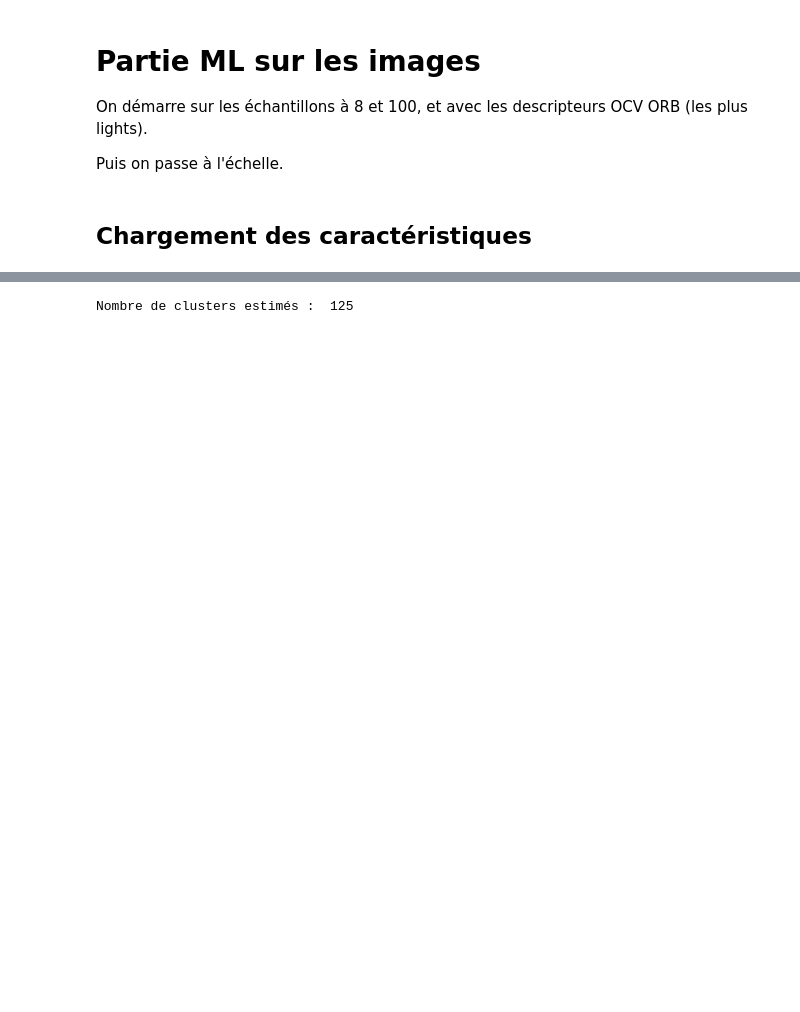
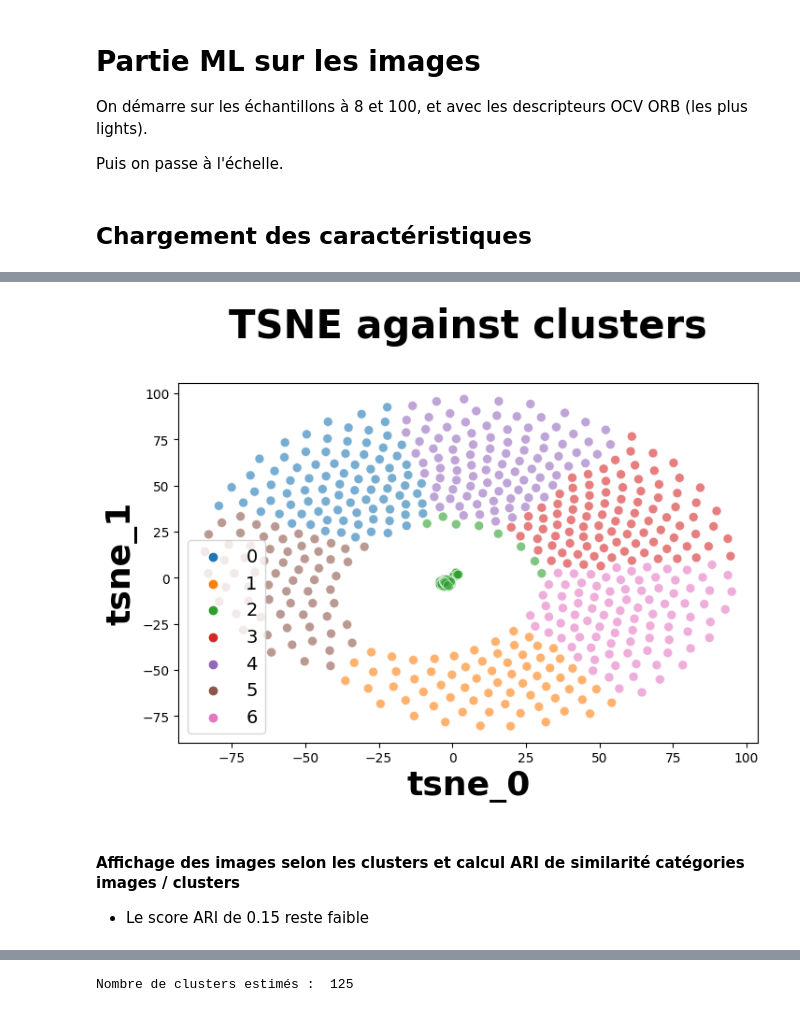
Before and after one commit to Franck-PepperLabs/pepper_automatic_product_classification_engine, a Jupyter notebook: notebooks/img_ml.ipynb, the cells around one changed output, grey strips where cells are left out. Cells and saved outputs as stored; diff of their text form; code cells hidden in the pictures; blank space fills up the shorter version.

```diff
--- a/notebooks/img_ml.ipynb
+++ b/notebooks/img_ml.ipynb
@@ -40,0 +1722,15 @@ descs = data.iloc[:, 2:].values
+# %%
+"""from sklearn import cluster
+cls = cluster.KMeans(n_clusters=7, n_init="auto", random_state=42)
+cls.fit(tsne_feats)
+clu_labels = cls.labels_"""
+from img_ml import get_tsne_km_clusters
+clu_labels = get_tsne_km_clusters()
+# %%
+from img_ml import show_tsne
+show_tsne(tsne_feats, clu_labels, "clusters")
+# %% [output]
+[figure, added]
+# %% [markdown]
+####  Affichage des images selon les clusters et calcul ARI de similarité catégories images / clusters
+* Le score ARI de 0.15 reste faible
```
Also changed, not shown: parts of 138 cells of this notebook, 15 other files.
